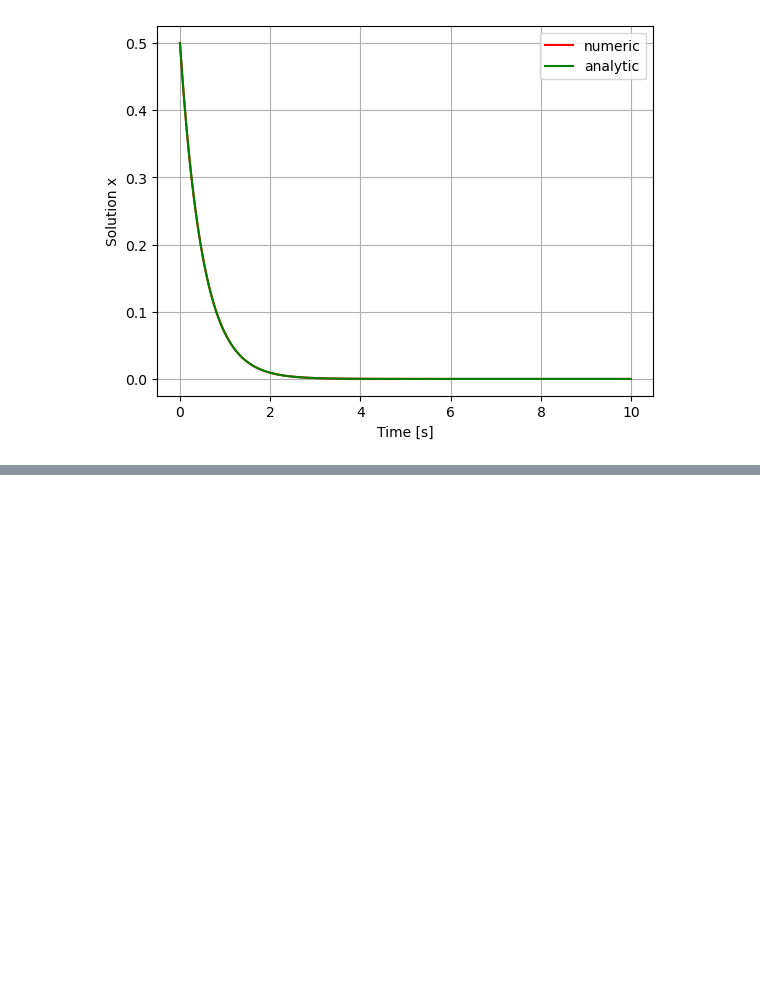
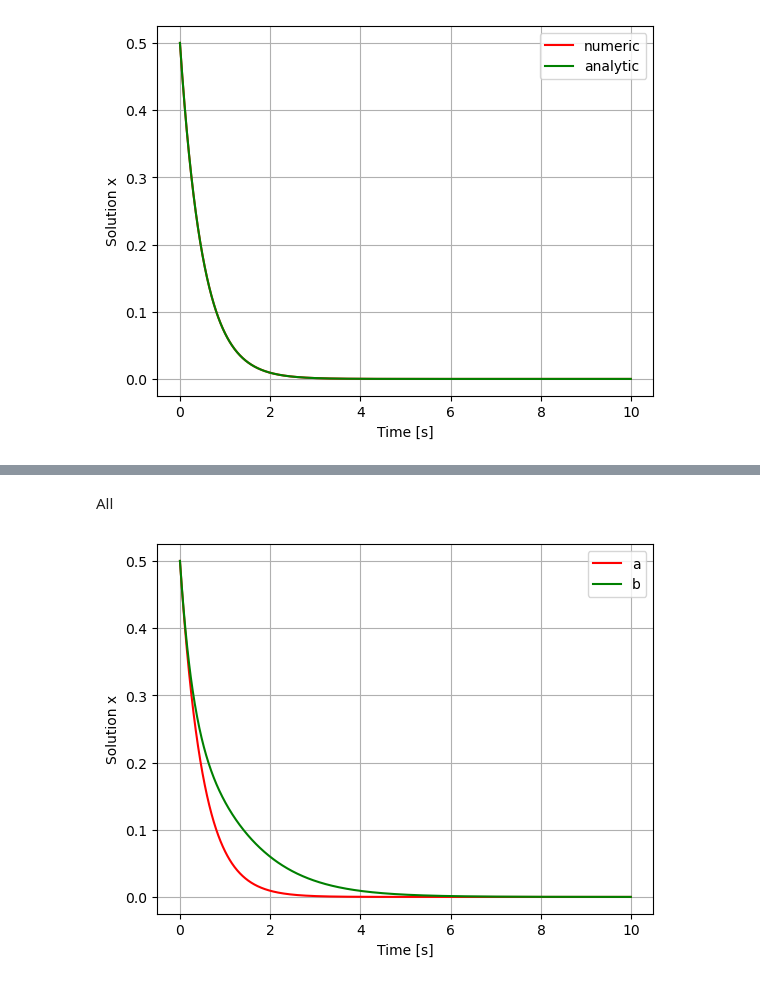
Before and after one commit to ArseniyBulaev/me564-565, a Jupyter notebook: homework/homework 3/ex_3_1.ipynb, the cells around one changed output, grey strips where cells are left out. Drawn from its saved outputs; the diff is of its cells as text; code cells hidden in the pictures; blank space fills up the shorter version.

```diff
--- a/homework/homework 3/ex_3_1.ipynb
+++ b/homework/homework 3/ex_3_1.ipynb
@@ -18,14 +21,10 @@ def  dxdt(t,X):
 def analytic_sol_a(t):
     return 0.5 * np.exp(-2 * t)
 
-A = [
-    [0, 1],
-    [-6, -5]
-]
-
-boundary_conditions = [0.5, -1]
+def  dxdt_a(t,X):
+              return A @ X
 # %%
-linear_ode_solution_0 = sp.integrate.solve_ivp(dxdt, (t0, tbound), boundary_conditions, t_eval=t)
-x = linear_ode_solution_0.y
+ode_solution_a = sp.integrate.solve_ivp(dxdt_a, (t0, tbound), boundary_conditions, t_eval=t)
+x_a = ode_solution_a.y
 # %%
 plt.figure()
@@ -40,0 +62,13 @@ plt.show()
+# %% [markdown]
+All
+# %%
+plt.figure()
+plt.plot(t, x_a[0, :], 'r')
+plt.plot(t, x_b[0, :], 'g')
+plt.xlabel('Time [s]')
+plt.ylabel('Solution x')
+plt.legend(['a', 'b'])
+plt.grid(True)
+plt.show()
+# %% [output]
+[figure, added]
```
Also changed, not shown: parts of 6 cells of this notebook.
